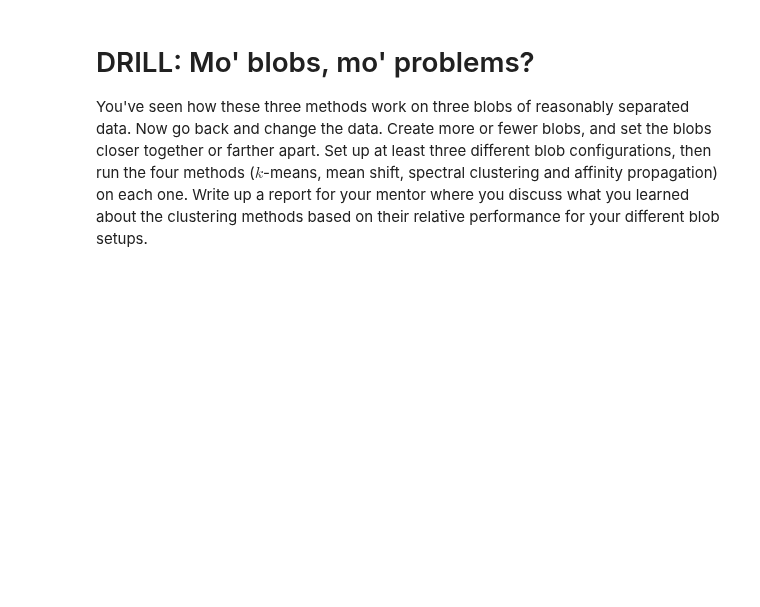
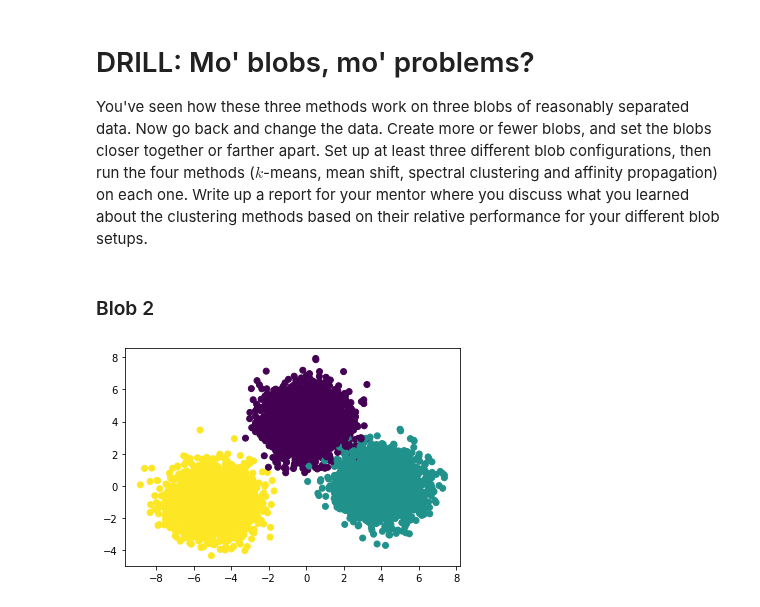
Before and after one commit to 26Jinx/Thinkful, a Jupyter notebook: Unit4/2_Basic_Clustering/3_Other_Clustering_Methods.ipynb, the cells around one changed output. Saved outputs shown, nothing was run; the diff lists cells and outputs as text; code cells hidden in the pictures; blank space fills up the shorter version.

Commit message:
blob 2

```diff
--- a/Unit4/2_Basic_Clustering/3_Other_Clustering_Methods.ipynb
+++ b/Unit4/2_Basic_Clustering/3_Other_Clustering_Methods.ipynb
@@ -217,3 +217,29 @@ plt.show()
 # DRILL: Mo' blobs, mo' problems?
 
 You've seen how these three methods work on three blobs of reasonably separated data. Now go back and change the data. Create more or fewer blobs, and set the blobs closer together or farther apart. Set up at least three different blob configurations, then run the four methods ($k$-means, mean shift, spectral clustering and affinity propagation) on each one.  Write up a report for your mentor where you discuss what you learned about the clustering methods based on their relative performance for your different blob setups.
+# %% [markdown]
+### Blob 2
+# %%
+# The coordinates of the centers of our blobs.
+centers = [[0, 4], [4, 0], [-5, -1]]
+
+# Make 10,000 rows worth of data with two features representing three
+# clusters, each having a standard deviation of 1.
+X, y = make_blobs(
+    n_samples=10000,
+    centers=centers,
+    cluster_std=1,
+    n_features=2,
+    random_state=42)
+
+plt.scatter(X[:, 0], X[:, 1], c=y)
+plt.show()
+
+#Divide into training and test sets.
+X_train, X_test, y_train, y_test = train_test_split(
+    X,
+    y,
+    test_size=0.9,
+    random_state=42)
+# %% [output]
+[figure, added]
```
Also changed, not shown: parts of 12 cells of this notebook.
